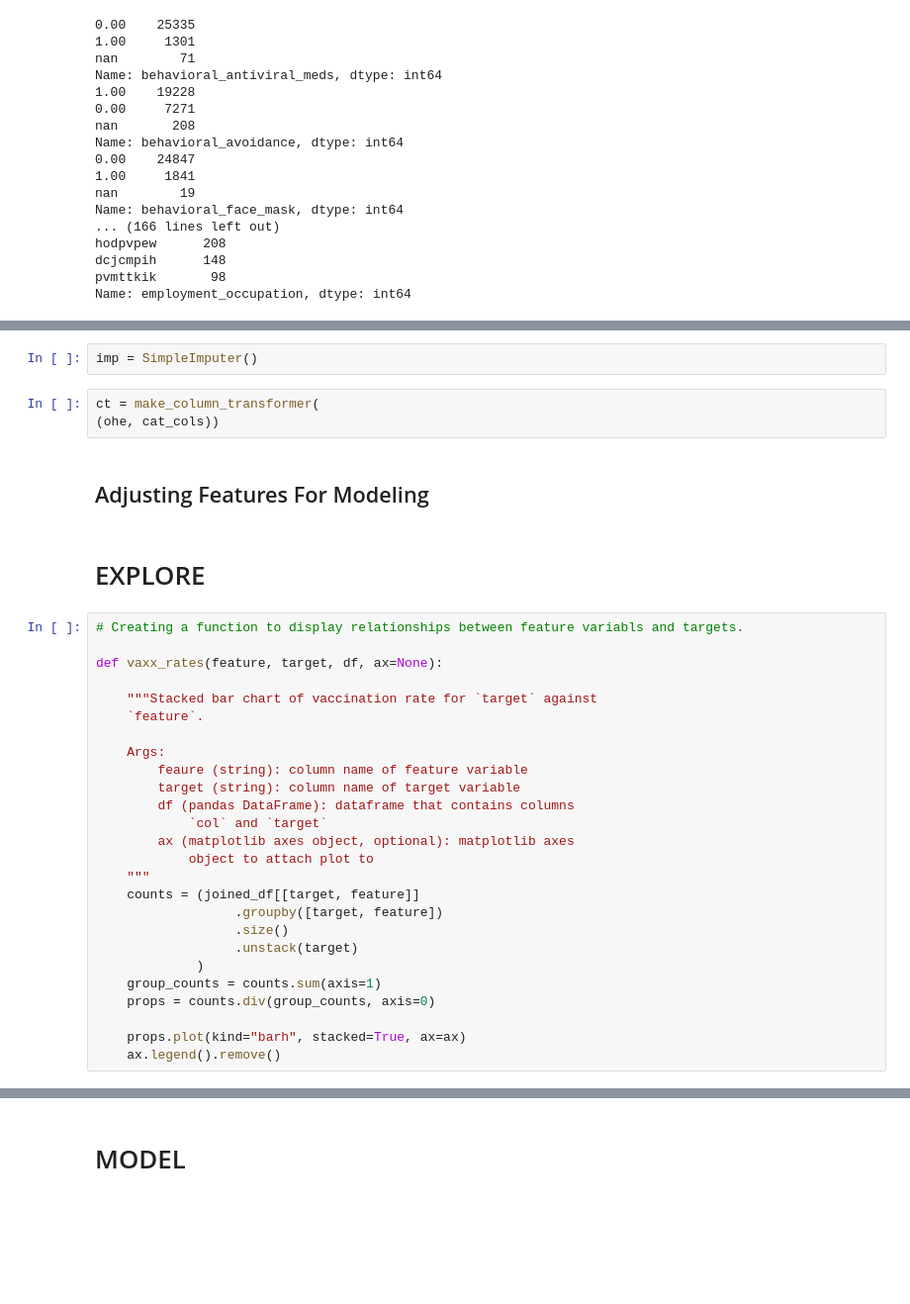
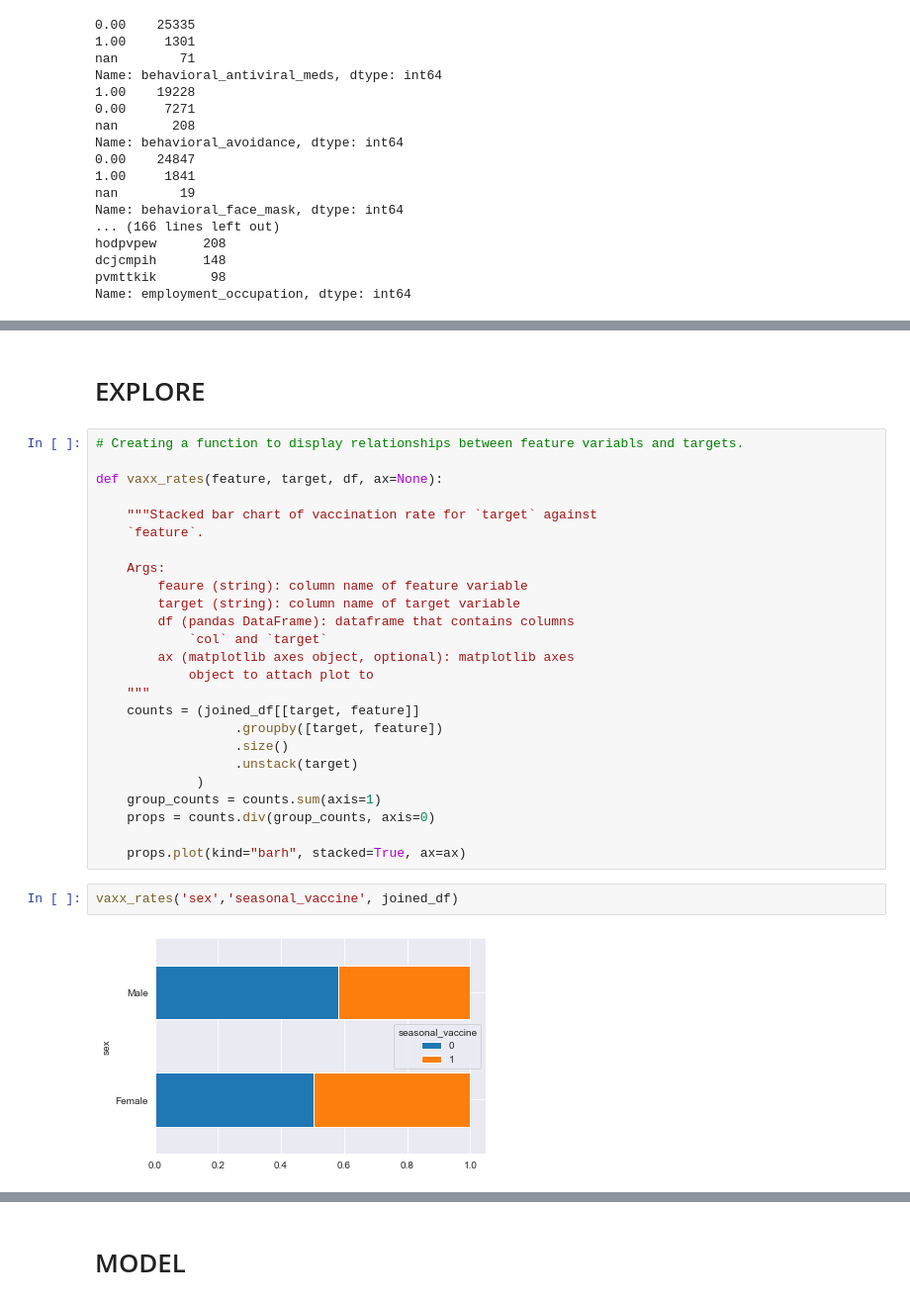
Before and after one commit to rcauvy/Flu_Shot_Learning, a Jupyter notebook: index.ipynb, the cells around one changed output, grey strips where cells are left out. Shown at 99% size. Cells and saved outputs as stored; diff of their text form; blank space fills up the shorter version.

```diff
--- a/index.ipynb
+++ b/index.ipynb
@@ -312,10 +304,3 @@ ohe = OneHotEncoder()
-# %%
-imp = SimpleImputer()
-# %%
-ct = make_column_transformer(
-(ohe, cat_cols))
-# %% [markdown]
-## Adjusting Features For Modeling
 # %% [markdown]
 # EXPLORE
 # %%
@@ -343,5 +328,8 @@ def vaxx_rates(feature, target, df, ax=None):
     props = counts.div(group_counts, axis=0)
 
     props.plot(kind="barh", stacked=True, ax=ax)
-    ax.legend().remove()
+# %%
+vaxx_rates('sex','seasonal_vaccine', joined_df)
+# %% [output]
+[figure, added]
 # %%
```
Also changed, not shown: parts of 31 cells of this notebook.
